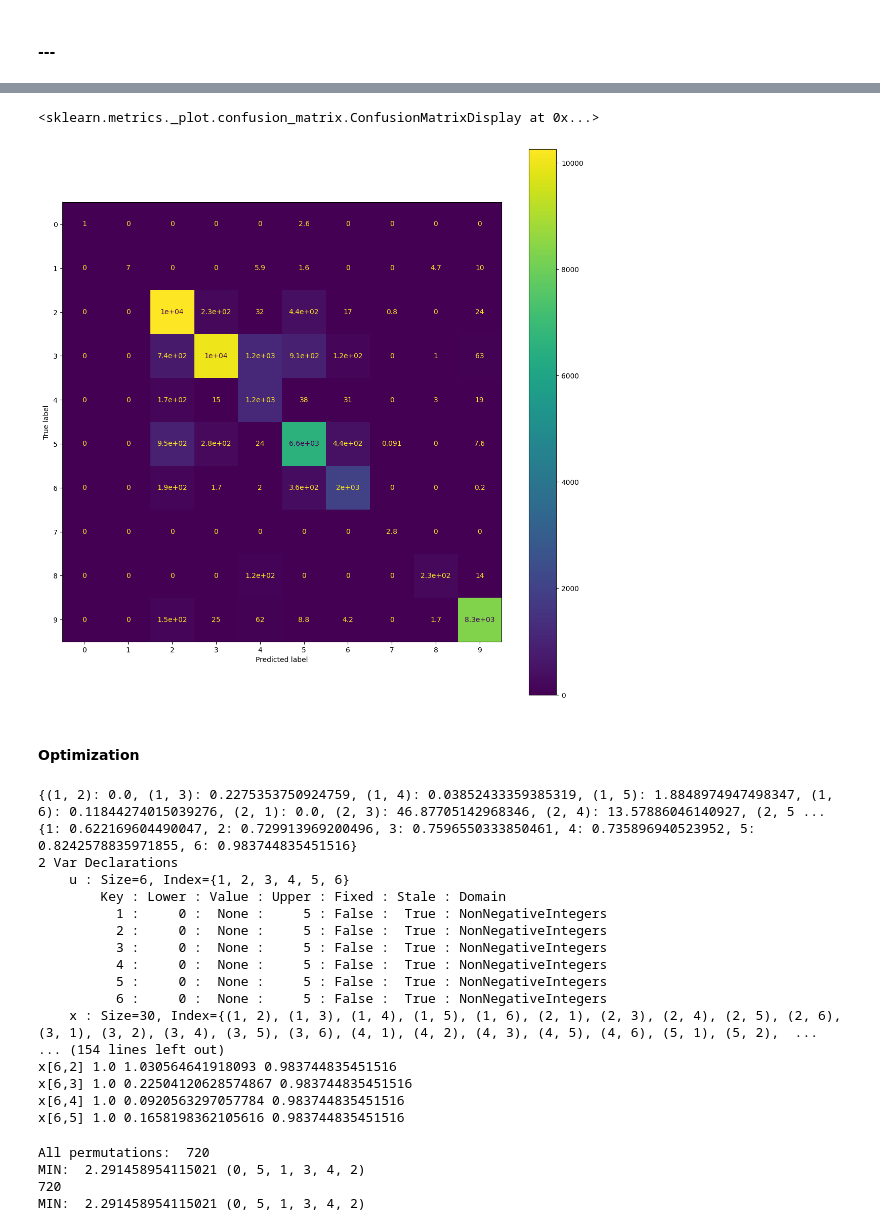
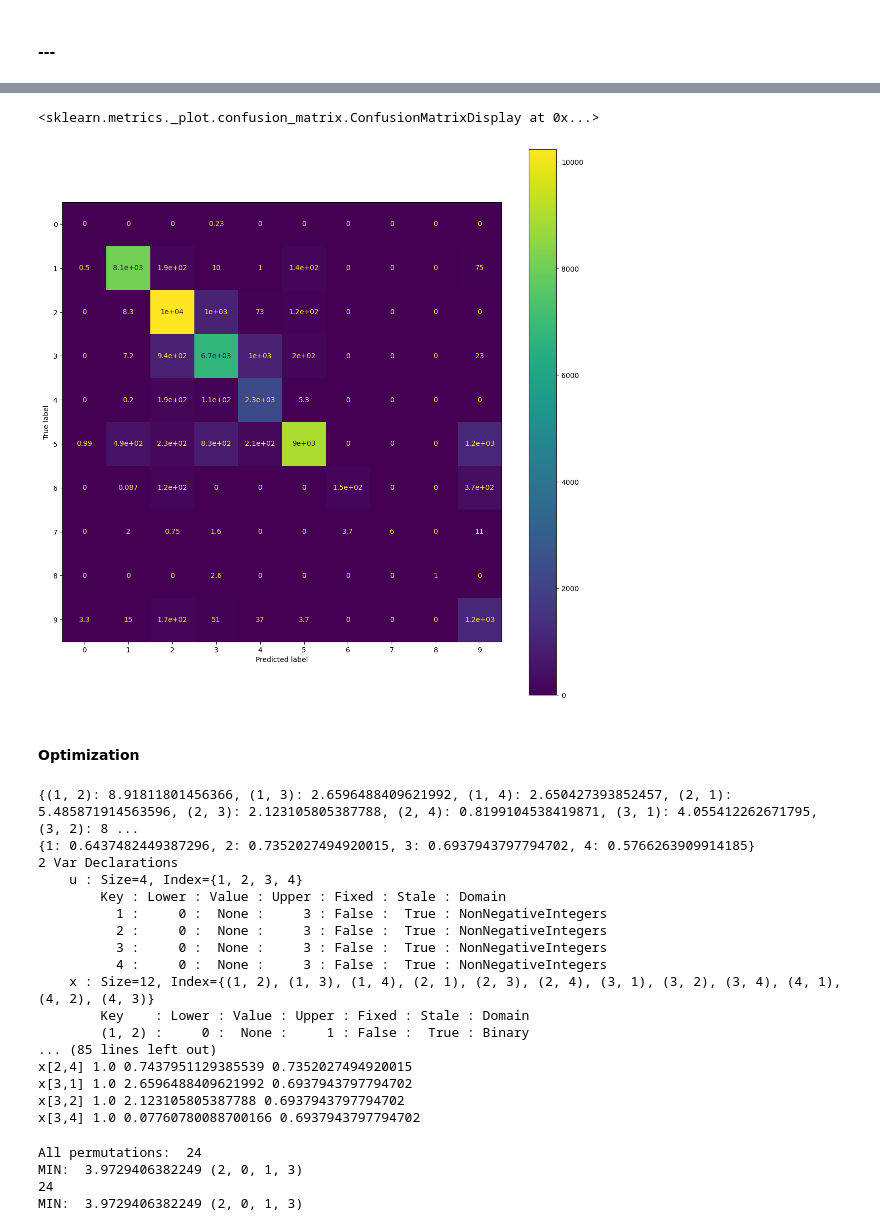
Before and after one commit to nds-group/Dune, a Jupyter notebook: ToN-IoT/src/distributed_in_band_CLUSTER_OPTIMIZATION.ipynb, the cells around one changed output, grey strips where cells are left out. Saved outputs shown, nothing was run; the diff lists cells and outputs as text; code cells hidden in the pictures.

```diff
--- a/ToN-IoT/src/distributed_in_band_CLUSTER_OPTIMIZATION.ipynb
+++ b/ToN-IoT/src/distributed_in_band_CLUSTER_OPTIMIZATION.ipynb
@@ -465,23 +502,24 @@ cm_matrix_cluster_normalized_df
 # %%
 from sklearn.metrics import confusion_matrix, ConfusionMatrixDisplay
 # cm = confusion_matrix(y_true=list(y_test), y_pred=y_pred, labels=list(range(0, len(classes))))
 # cm = cm_matrix_cluster_normalized_df[['0', '1', '2', '3', '4', '5']].to_numpy()
-cm = cm_matrix[cm_matrix.columns[2:].to_list()].to_numpy()
+cm = cm_matrix[cm_matrix.columns[1:].to_list()].to_numpy()
+
 #
 # cm_normalized = []
 # for cl_list in cm:
 #     if np.sum(cl_list)!=0:
 #         cm_normalized.append(np.array(cl_list)*100/np.sum(cl_list))
 #     else:
 #         cm_normalized.append(np.array(cl_list))
 # cm_normalized = np.array(cm_normalized)
 # cm_normalized
 #
 disp = ConfusionMatrixDisplay(confusion_matrix=cm)
 fig, ax = plt.subplots(figsize=(14,14))
 disp.plot(ax=ax)
 # ax.set_xticklabels(['CL0', 'CL1', 'CL2', 'CL3', 'CL5', 'CL6', 'CL7'], rotation=90)
 # %% [output]
 <sklearn.metrics._plot.confusion_matrix.ConfusionMatrixDisplay at 0x...>
-[figure, old version]
+[figure, new version]
 # %%
@@ -577,30 +615,30 @@ def TSP_MTZ_Formulation(n, costMatrix_FP, cost_F1):
 
     return solutionObjective, solutionGap, tourRepo, runtimeCount, completeResults
 # %%
-solutionObjective, solutionGap, tourRepo, runtimeCount, completeResults = TSP_MTZ_Formulation(6, cost_FP, cost_F1)
+solutionObjective, solutionGap, tourRepo, runtimeCount, completeResults = TSP_MTZ_Formulation(4, cost_FP, cost_F1)
 # %% [output]
-{(1, 2): 0.0, (1, 3): 0.2275353750924759, (1, 4): 0.03852433359385319, (1, 5): 1.8848974947498347, (1, 6): 0.11844274015039276, (2, 1): 0.0, (2, 3): 46.87705142968346, (2, 4): 13.57886046140927, (2, 5 ...
-{1: 0.622169604490047, 2: 0.729913969200496, 3: 0.7596550333850461, 4: 0.735896940523952, 5: 0.8242578835971855, 6: 0.983744835451516}
+{(1, 2): 8.91811801456366, (1, 3): 2.6596488409621992, (1, 4): 2.650427393852457, (2, 1): 5.485871914563596, (2, 3): 2.123105805387788, (2, 4): 0.8199104538419871, (3, 1): 4.055412262671795, (3, 2): 8 ...
+{1: 0.6437482449387296, 2: 0.7352027494920015, 3: 0.6937943797794702, 4: 0.5766263909914185}
 2 Var Declarations
-    u : Size=6, Index={1, 2, 3, 4, 5, 6}
+    u : Size=4, Index={1, 2, 3, 4}
         Key : Lower : Value : Upper : Fixed : Stale : Domain
-          1 :     0 :  None :     5 : False :  True : NonNegativeIntegers
-          2 :     0 :  None :     5 : False :  True : NonNegativeIntegers
-          3 :     0 :  None :     5 : False :  True : NonNegativeIntegers
-          4 :     0 :  None :     5 : False :  True : NonNegativeIntegers
-          5 :     0 :  None :     5 : False :  True : NonNegativeIntegers
-          6 :     0 :  None :     5 : False :  True : NonNegativeIntegers
-    x : Size=30, Index={(1, 2), (1, 3), (1, 4), (1, 5), (1, 6), (2, 1), (2, 3), (2, 4), (2, 5), (2, 6), (3, 1), (3, 2), (3, 4), (3, 5), (3, 6), (4, 1), (4, 2), (4, 3), (4, 5), (4, 6), (5, 1), (5, 2),  ...
-... (154 lines left out)
-x[6,2] 1.0 1.030564641918093 0.983744835451516
-x[6,3] 1.0 0.22504120628574867 0.983744835451516
-x[6,4] 1.0 0.0920563297057784 0.983744835451516
-x[6,5] 1.0 0.1658198362105616 0.983744835451516
+          1 :     0 :  None :     3 : False :  True : NonNegativeIntegers
+          2 :     0 :  None :     3 : False :  True : NonNegativeIntegers
+          3 :     0 :  None :     3 : False :  True : NonNegativeIntegers
+          4 :     0 :  None :     3 : False :  True : NonNegativeIntegers
+    x : Size=12, Index={(1, 2), (1, 3), (1, 4), (2, 1), (2, 3), (2, 4), (3, 1), (3, 2), (3, 4), (4, 1), (4, 2), (4, 3)}
+        Key    : Lower : Value : Upper : Fixed : Stale : Domain
+        (1, 2) :     0 :  None :     1 : False :  True : Binary
+... (85 lines left out)
+x[2,4] 1.0 0.7437951129385539 0.7352027494920015
+x[3,1] 1.0 2.6596488409621992 0.6937943797794702
+x[3,2] 1.0 2.123105805387788 0.6937943797794702
+x[3,4] 1.0 0.07760780088700166 0.6937943797794702
 # %%
 import itertools
 
 # The given number set
-number_set = (0, 1, 2, 3, 4, 5)
+number_set = (0, 1, 2, 3)
 
 # Generating all possible permutations
 all_permutations = list(itertools.permutations(number_set))
@@ -630,7 +668,7 @@ opt_value_ind = all_obj.index(opt_value)
 print(len(all_obj))
 print('MIN: ', min(all_obj), all_permutations[opt_value_ind])
 # %% [output]
-All permutations:  720
-MIN:  2.291458954115021 (0, 5, 1, 3, 4, 2)
-720
-MIN:  2.291458954115021 (0, 5, 1, 3, 4, 2)
+All permutations:  24
+MIN:  3.9729406382249 (2, 0, 1, 3)
+24
+MIN:  3.9729406382249 (2, 0, 1, 3)
```
Also changed, not shown: parts of 8 cells of this notebook, 36 other files.
